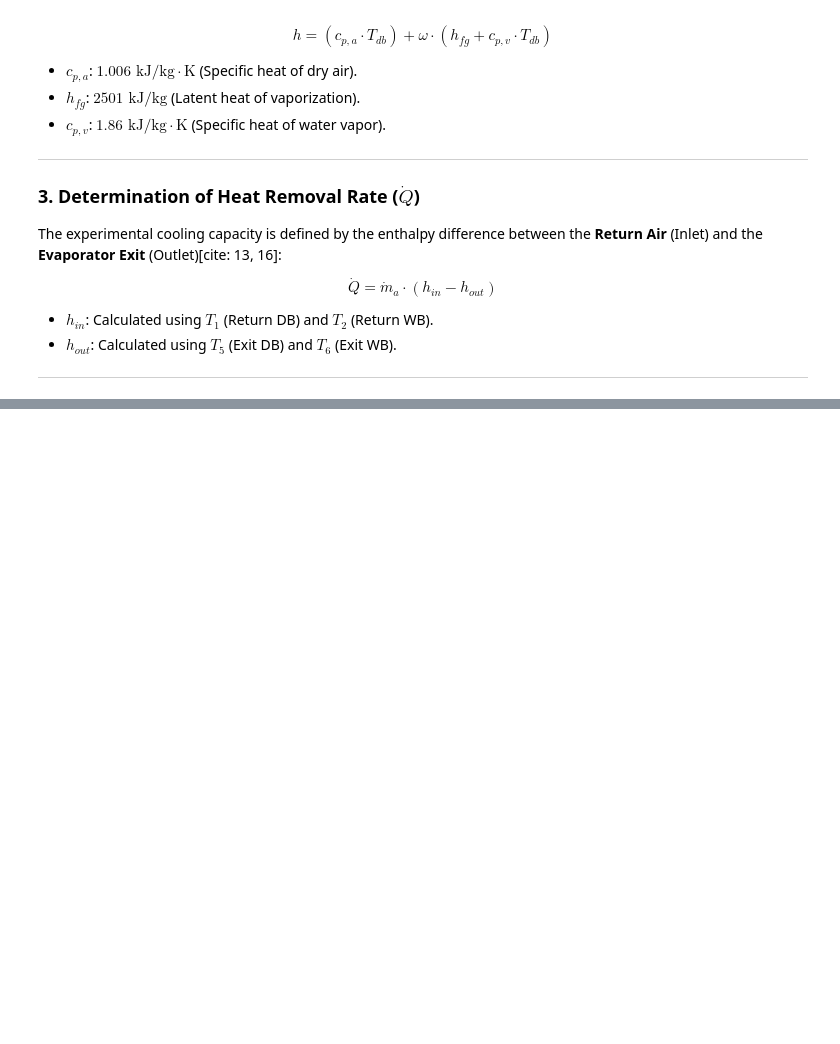
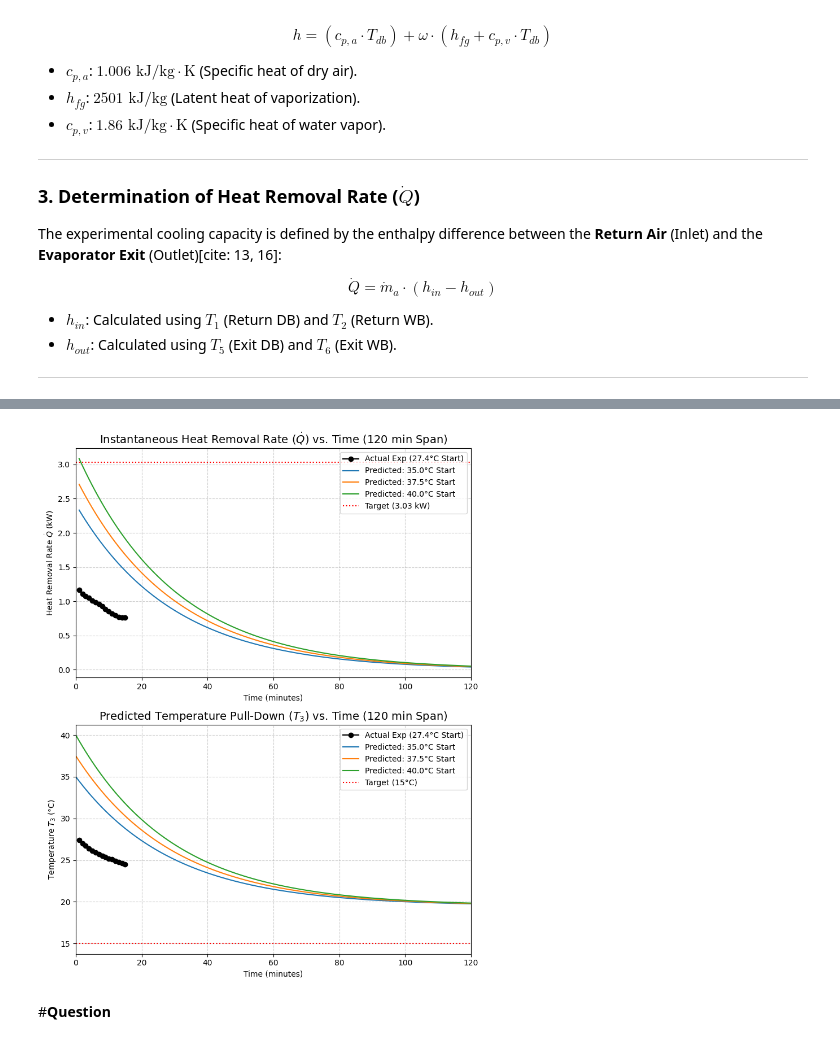
Before and after one commit to kush450629/ME421_GROUP_A1, a Jupyter notebook: Heat Transfer/ME421_E20071_Heat_Transfer.ipynb, the cells around one changed output, grey strips where cells are left out. Drawn from its saved outputs; the diff is of its cells as text; code cells hidden in the pictures; blank space fills up the shorter version.

```diff
--- a/Heat Transfer/ME421_E20071_Heat_Transfer.ipynb
+++ b/Heat Transfer/ME421_E20071_Heat_Transfer.ipynb
@@ -278,0 +463,71 @@ print(df[['fan_speed', 'V_in', 'Q_dot_kW']])
+# %%
+import numpy as np
+import matplotlib.pyplot as plt
+from sklearn.linear_model import LinearRegression
+
+# 1. Original Experimental Data (Exp 02)
+time_obs = np.array([1, 2, 3, 4, 5, 6, 7, 8, 9, 10, 11, 12, 13, 14, 15])
+t3_obs = np.array([27.4, 27.0, 26.7, 26.4, 26.1, 25.9, 25.7, 25.5, 25.4, 25.2, 25.1, 24.9, 24.8, 24.6, 24.5])
+q_dot_obs = np.array([1.169, 1.111, 1.077, 1.054, 1.011, 0.985, 0.963, 0.925, 0.884, 0.852, 0.821, 0.795, 0.771, 0.765, 0.762])
+
+# 2. Derive Calibrated Room Mass (C_exp)
+avg_q = np.mean(q_dot_obs)
+temp_drop_rate = (t3_obs[0] - t3_obs[-1]) / (time_obs[-1] - time_obs[0])
+C_exp = (avg_q * 60) / temp_drop_rate # kJ/K
+
+# 3. Mathematical Model (Q as function of T3)
+model = LinearRegression().fit(t3_obs.reshape(-1, 1), q_dot_obs)
+m, c = model.coef_[0], model.intercept_
+
+# 4. Simulation Function (120 mins)
+def simulate_full(T_start, duration=120):
+    Q_history = []
+    T_history = [T_start]
+    T_curr = T_start
+    for _ in range(duration):
+        Q_inst = m * T_curr + c
+        Q_history.append(Q_inst)
+        T_curr -= (Q_inst * 60) / C_exp
+        T_history.append(T_curr)
+    return T_history, Q_history
+
+# 5. Plotting vertically stacked with Raw Strings (r'') to fix SyntaxWarnings
+fig, (ax1, ax2) = plt.subplots(2, 1, figsize=(8, 10))
+
+# --- Subplot 1: Heat Removal Rate (Q) ---
+ax1.plot(time_obs, q_dot_obs, 'ko-', label='Actual Exp (27.4°C Start)')
+sim_time_q = np.arange(1, 121)
+for start in [35.0, 37.5, 40.0]:
+    _, q_hist = simulate_full(start, duration=120)
+    ax1.plot(sim_time_q, q_hist, label=f'Predicted: {start}°C Start')
+
+ax1.axhline(y=3.03, color='red', linestyle=':', label='Target (3.03 kW)')
+# Use r'string' to handle LaTeX backslashes correctly
+ax1.set_title(r'Instantaneous Heat Removal Rate ($\dot{Q}$) vs. Time (120 min Span)', fontsize=14)
+ax1.set_xlabel('Time (minutes)')
+ax1.set_ylabel(r'Heat Removal Rate $\dot{Q}$ (kW)')
+ax1.set_xlim(0, 120)
+ax1.legend(loc='upper right')
+ax1.grid(True, linestyle='--', alpha=0.6)
+
+# --- Subplot 2: Temperature (T3) ---
+ax2.plot(time_obs, t3_obs, 'ko-', label='Actual Exp (27.4°C Start)')
+sim_time_t = np.arange(0, 121)
+for start in [35.0, 37.5, 40.0]:
+    t_hist, _ = simulate_full(start, duration=120)
+    ax2.plot(sim_time_t, t_hist, label=f'Predicted: {start}°C Start')
+
+ax2.axhline(y=15, color='red', linestyle=':', label='Target (15°C)')
+ax2.set_title(r'Predicted Temperature Pull-Down ($T_3$) vs. Time (120 min Span)', fontsize=14)
+ax2.set_xlabel('Time (minutes)')
+ax2.set_ylabel(r'Temperature $T_3$ (°C)')
+ax2.set_xlim(0, 120)
+ax2.legend(loc='upper right')
+ax2.grid(True, linestyle='--', alpha=0.6)
+
+plt.tight_layout()
+plt.show()
+# %% [output]
+[figure, added]
+# %% [markdown]
+#**Question**
```
Also changed, not shown: parts of 12 cells of this notebook.
